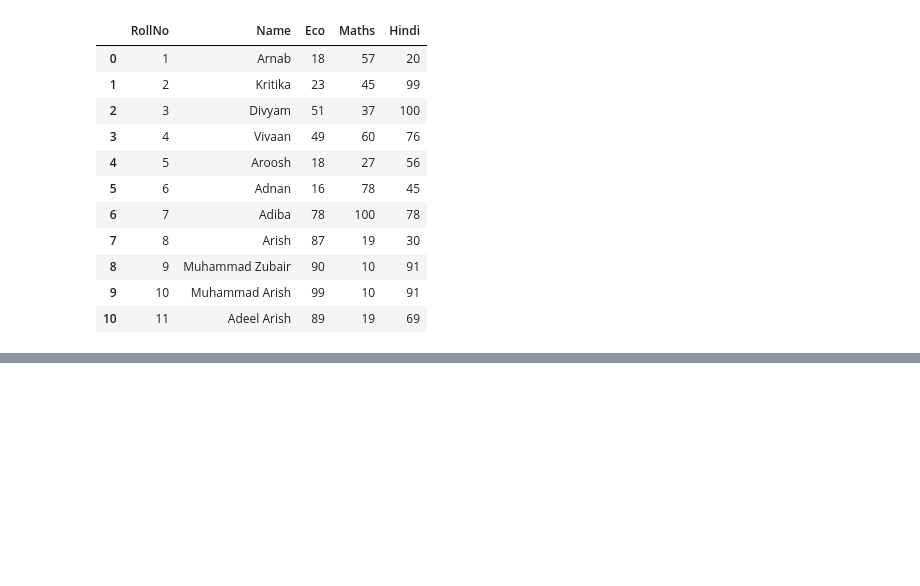
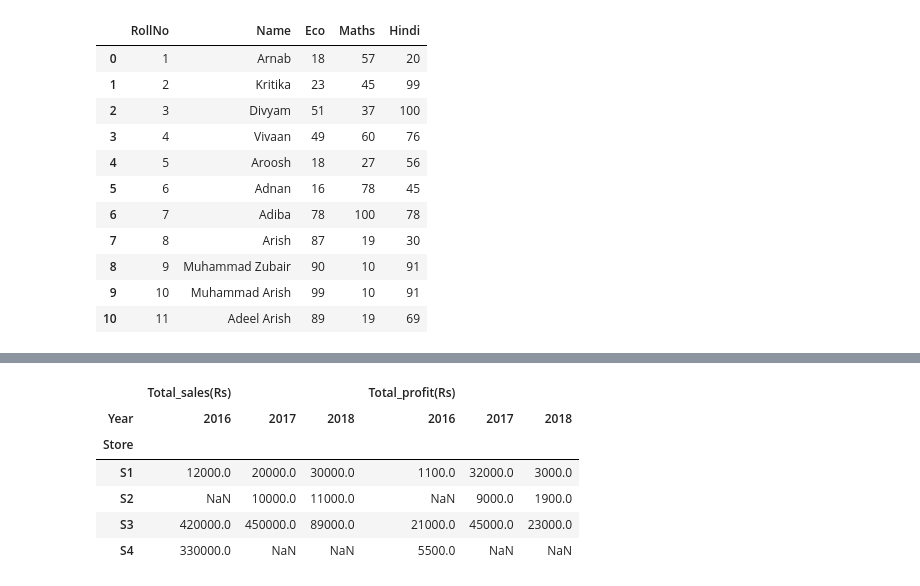
Before and after one commit to Adnan12345678910/Pandas-Command-Cheatsheet, a Jupyter notebook: Pandas_Notes.ipynb, the cells around one changed output, grey strips where cells are left out. Drawn from its saved outputs; the diff is of its cells as text; code cells hidden in the pictures; blank space fills up the shorter version.

```diff
--- a/Pandas_Notes.ipynb
+++ b/Pandas_Notes.ipynb
@@ -1046,0 +1049,10 @@ marks
+# %%
+import pandas as pd
+import numpy as np
+data={'Store':['S1','S4','S3','S1','S2','S3','S1','S2','S3'], 'Year':[2016,2016,2016,2017,2017,2017,2018,2018,2018],
+'Total_sales(Rs)':[12000,330000,420000,20000,10000,450000,30000, 11000,89000],
+'Total_profit(Rs)':[1100,5500,21000,32000,9000,45000,3000,1900,23000]
+}
+pd13=pd.DataFrame(data)
+pd13
+print(pd13)
@@ -1046,0 +1110,11 @@ marks
+# %%
+pivot2=pd13.pivot(index='Store',columns='Year',values=['Total_sales(Rs)','Total_profit(Rs)'])
+pivot2
+# %% [output]
+|  | Total_sales(Rs) |  |  | Total_profit(Rs) |  |  |
+| Year | 2016 | 2017 | 2018 | 2016 | 2017 | 2018 |
+| Store |  |  |  |  |  |  |
+| S1 | 12000.0 | 20000.0 | 30000.0 | 1100.0 | 32000.0 | 3000.0 |
+| S2 | NaN | 10000.0 | 11000.0 | NaN | 9000.0 | 1900.0 |
+| S3 | 420000.0 | 450000.0 | 89000.0 | 21000.0 | 45000.0 | 23000.0 |
+| S4 | 330000.0 | NaN | NaN | 5500.0 | NaN | NaN |
```
Also changed, not shown: parts of 20 cells of this notebook.
